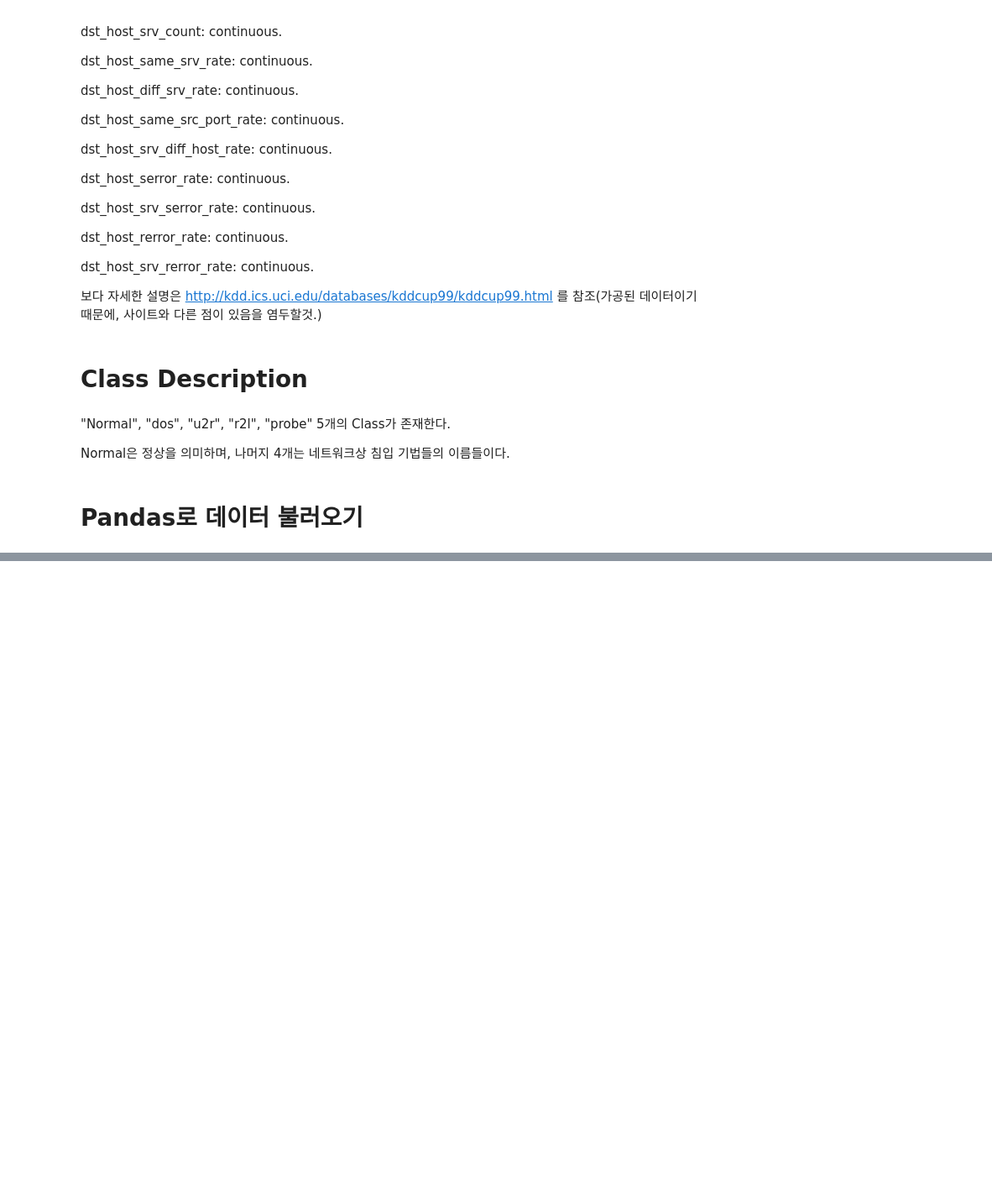
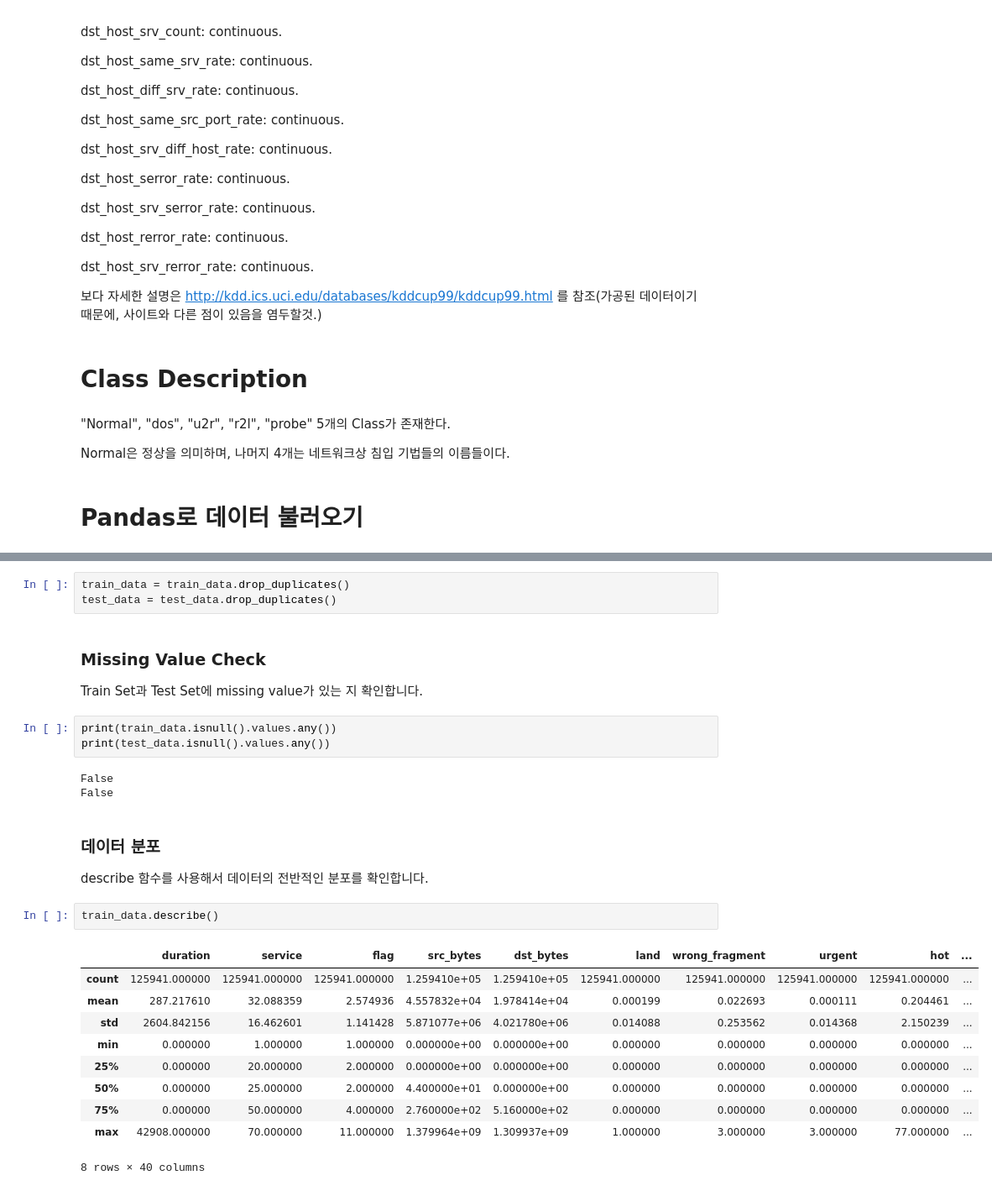
Before and after one commit to dskym/KUML_TermProject, a Jupyter notebook: ML_Term_Project.ipynb, the cells around one changed output, grey strips where cells are left out. Shown at 84% size. Cells and saved outputs as stored; diff of their text form; blank space fills up the shorter version.

```diff
--- a/ML_Term_Project.ipynb
+++ b/ML_Term_Project.ipynb
@@ -173,0 +170,30 @@ decision_tree.fit(X, y)
+# %%
+train_data = train_data.drop_duplicates()
+test_data = test_data.drop_duplicates()
+# %% [markdown]
+<h3> Missing Value Check</h3>
+
+Train Set과 Test Set에 missing value가 있는 지 확인합니다.
+# %%
+print(train_data.isnull().values.any())
+print(test_data.isnull().values.any())
+# %% [output]
+False
+False
+# %% [markdown]
+<h3> 데이터 분포 </h3>
+
+describe 함수를 사용해서 데이터의 전반적인 분포를 확인합니다.
+# %%
+train_data.describe()
+# %% [output]
+|  | duration | service | flag | src_bytes | dst_bytes | land | wrong_fragment | urgent | hot | ... |
+| count | 125941.000000 | 125941.000000 | 125941.000000 | 1.259410e+05 | 1.259410e+05 | 125941.000000 | 125941.000000 | 125941.000000 | 125941.000000 | ... |
+| mean | 287.217610 | 32.088359 | 2.574936 | 4.557832e+04 | 1.978414e+04 | 0.000199 | 0.022693 | 0.000111 | 0.204461 | ... |
+| std | 2604.842156 | 16.462601 | 1.141428 | 5.871077e+06 | 4.021780e+06 | 0.014088 | 0.253562 | 0.014368 | 2.150239 | ... |
+| min | 0.000000 | 1.000000 | 1.000000 | 0.000000e+00 | 0.000000e+00 | 0.000000 | 0.000000 | 0.000000 | 0.000000 | ... |
+| 25% | 0.000000 | 20.000000 | 2.000000 | 0.000000e+00 | 0.000000e+00 | 0.000000 | 0.000000 | 0.000000 | 0.000000 | ... |
+| 50% | 0.000000 | 25.000000 | 2.000000 | 4.400000e+01 | 0.000000e+00 | 0.000000 | 0.000000 | 0.000000 | 0.000000 | ... |
+| 75% | 0.000000 | 50.000000 | 4.000000 | 2.760000e+02 | 5.160000e+02 | 0.000000 | 0.000000 | 0.000000 | 0.000000 | ... |
+| max | 42908.000000 | 70.000000 | 11.000000 | 1.379964e+09 | 1.309937e+09 | 1.000000 | 3.000000 | 3.000000 | 77.000000 | ... |
+8 rows × 40 columns
```
Also changed, not shown: parts of 47 cells of this notebook, 1 other file.
